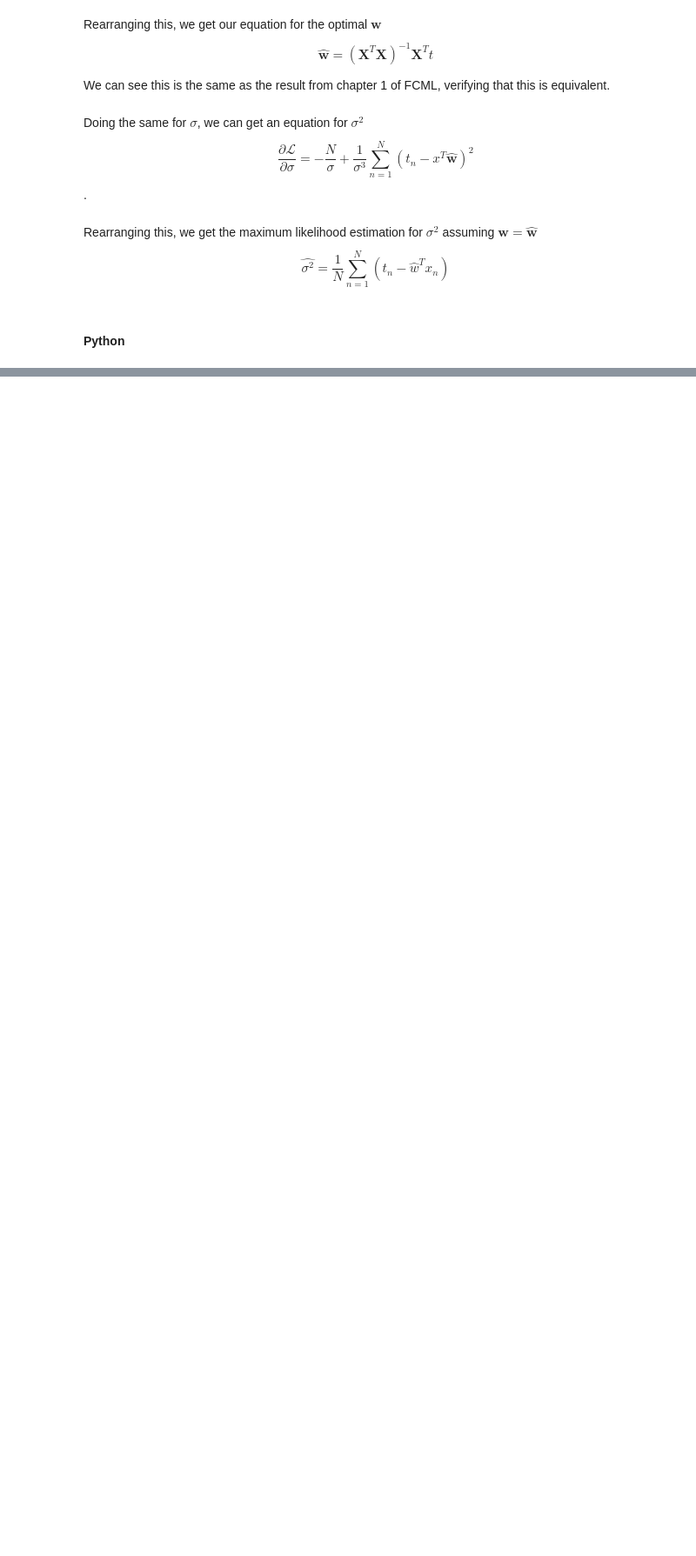
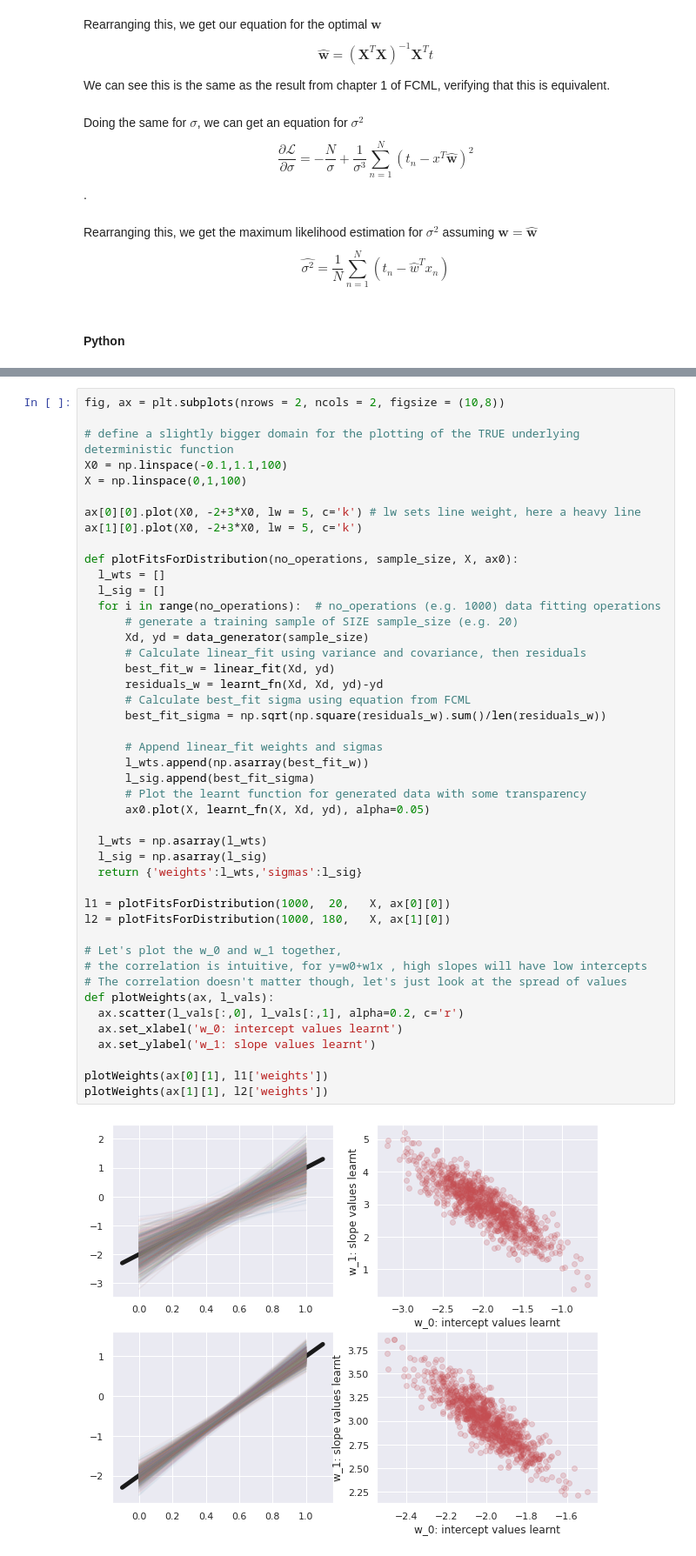
Before and after one commit to benwtks/machine-learning, a Jupyter notebook: lab3.ipynb, the cells around one changed output, grey strips where cells are left out. Shown at 87% size. Drawn from its saved outputs; the diff is of its cells as text; blank space fills up the shorter version.

```diff
--- a/lab3.ipynb
+++ b/lab3.ipynb
@@ -367,0 +369,47 @@ Text(0.5, 1.0, "Women's 100m: histogram of residuals and gaussian pdf with same
+# %%
+fig, ax = plt.subplots(nrows = 2, ncols = 2, figsize = (10,8))
+
+# define a slightly bigger domain for the plotting of the TRUE underlying deterministic function
+X0 = np.linspace(-0.1,1.1,100)
+X = np.linspace(0,1,100)
+
+ax[0][0].plot(X0, -2+3*X0, lw = 5, c='k') # lw sets line weight, here a heavy line
+ax[1][0].plot(X0, -2+3*X0, lw = 5, c='k')
+
+def plotFitsForDistribution(no_operations, sample_size, X, ax0):
+  l_wts = []
+  l_sig = []
+  for i in range(no_operations):  # no_operations (e.g. 1000) data fitting operations
+      # generate a training sample of SIZE sample_size (e.g. 20)
+      Xd, yd = data_generator(sample_size)
+      # Calculate linear_fit using variance and covariance, then residuals
+      best_fit_w = linear_fit(Xd, yd)
+      residuals_w = learnt_fn(Xd, Xd, yd)-yd
+      # Calculate best_fit sigma using equation from FCML
+      best_fit_sigma = np.sqrt(np.square(residuals_w).sum()/len(residuals_w))
+
+      # Append linear_fit weights and sigmas
+      l_wts.append(np.asarray(best_fit_w))
+      l_sig.append(best_fit_sigma)
+      # Plot the learnt function for generated data with some transparency
+      ax0.plot(X, learnt_fn(X, Xd, yd), alpha=0.05)
+
+  l_wts = np.asarray(l_wts)
+  l_sig = np.asarray(l_sig)
+  return {'weights':l_wts,'sigmas':l_sig}
+
+l1 = plotFitsForDistribution(1000,  20,   X, ax[0][0])
+l2 = plotFitsForDistribution(1000, 180,   X, ax[1][0])
+
+# Let's plot the w_0 and w_1 together,
+# the correlation is intuitive, for y=w0+w1x , high slopes will have low intercepts
+# The correlation doesn't matter though, let's just look at the spread of values
+def plotWeights(ax, l_vals):
+  ax.scatter(l_vals[:,0], l_vals[:,1], alpha=0.2, c='r')
+  ax.set_xlabel('w_0: intercept values learnt')
+  ax.set_ylabel('w_1: slope values learnt')
+
+plotWeights(ax[0][1], l1['weights'])
+plotWeights(ax[1][1], l2['weights'])
+# %% [output]
+[figure, added]
```
Also changed, not shown: parts of 9 cells of this notebook.
